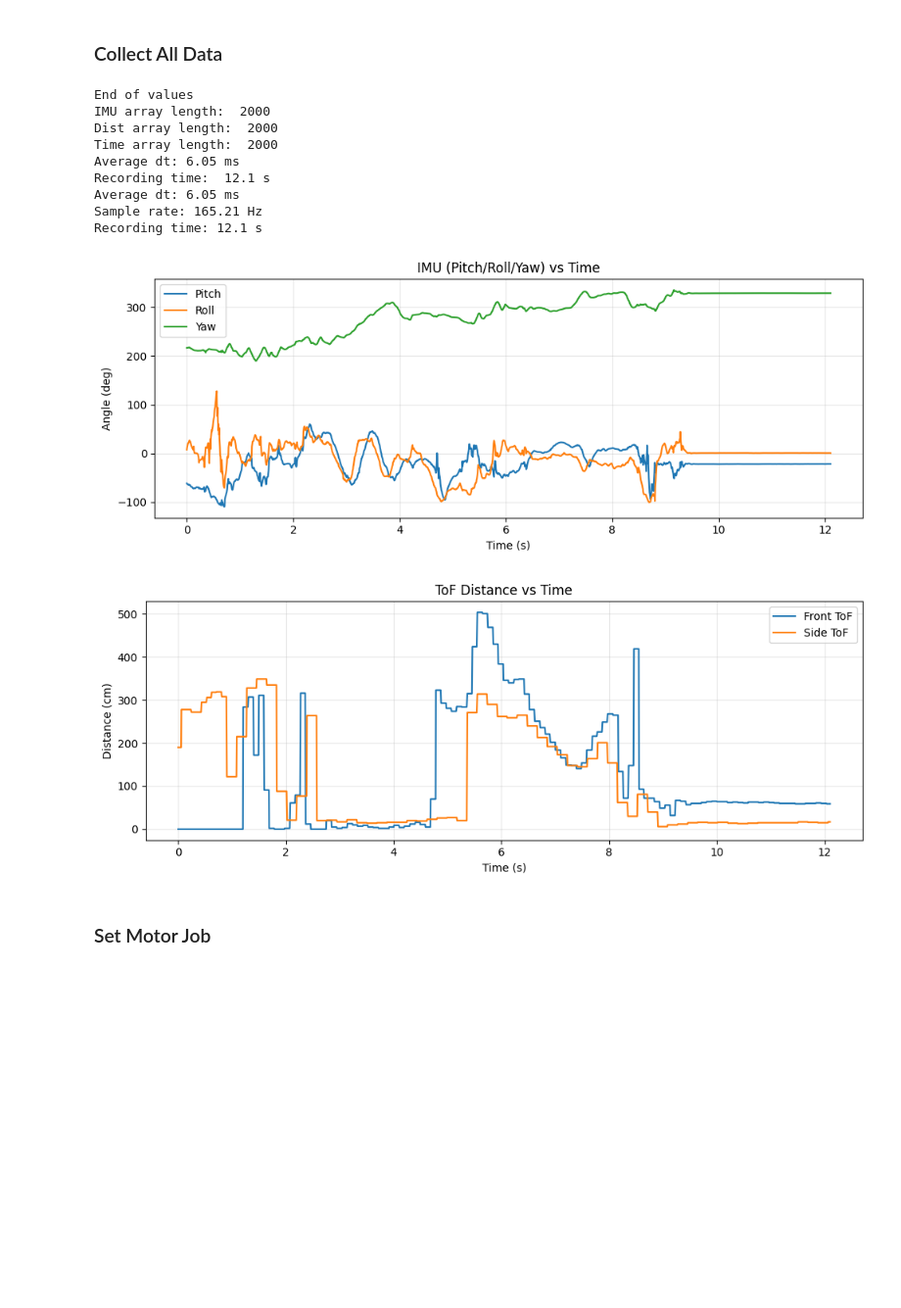
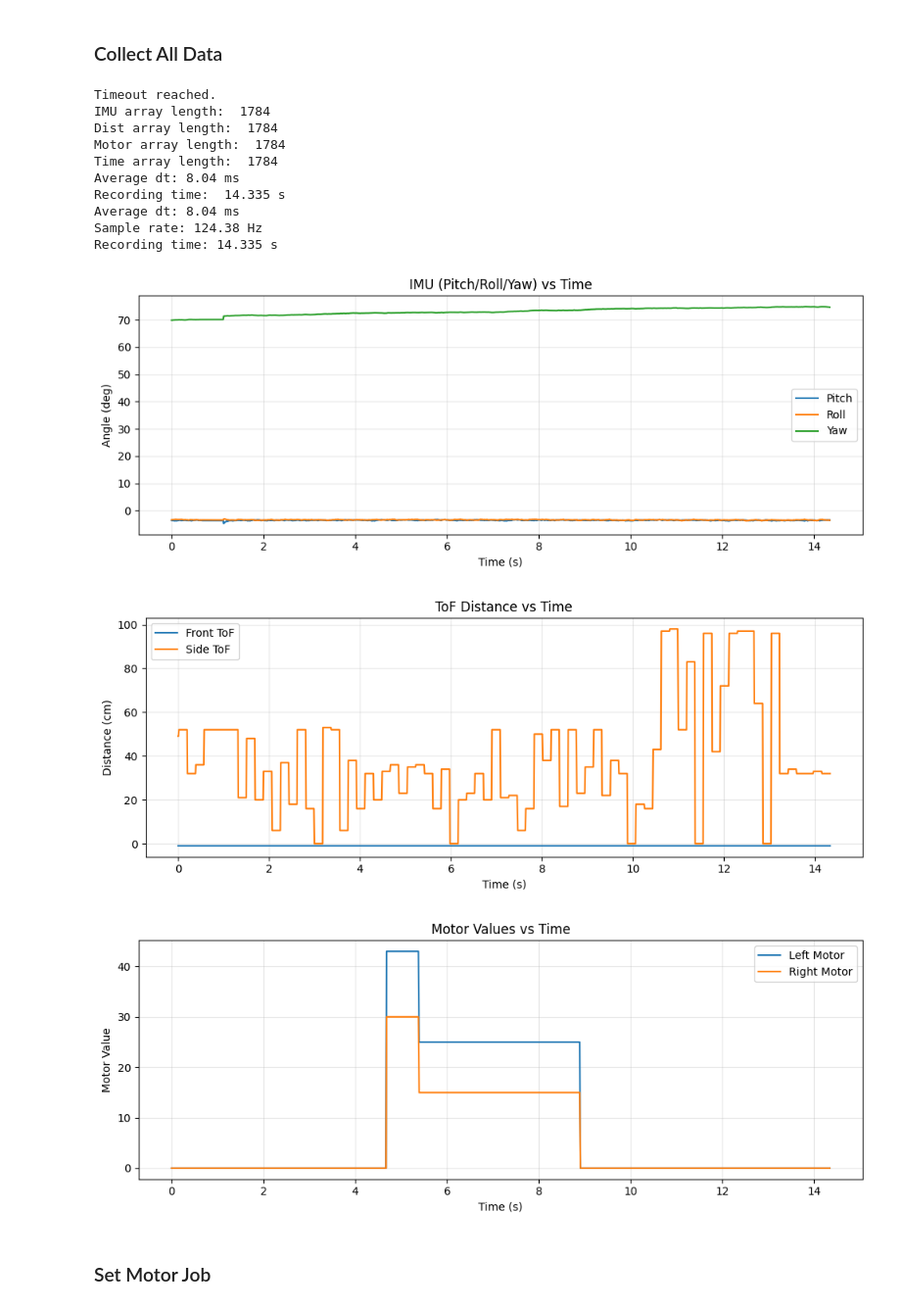
Before and after one commit to leslier7/ece5160-fast-robotics, a Jupyter notebook: jupyter_notebooks/bluetoothcontrols.ipynb, the cells around one changed output. Shown at 98% size. Saved outputs shown, nothing was run; the diff lists cells and outputs as text; code cells hidden in the pictures; blank space fills up the shorter version.

```diff
--- a/jupyter_notebooks/bluetoothcontrols.ipynb
+++ b/jupyter_notebooks/bluetoothcontrols.ipynb
@@ -539,6 +536,7 @@ done = threading.Event()
 time_values = []
 dist_values = []
 imu_values = []
+motor_values = []
 
 def all_array_notification_callback(uuid, data: bytearray):
     msg = ble.bytearray_to_string(data).strip()
@@ -552,17 +550,19 @@ def all_array_notification_callback(uuid, data: bytearray):
             return
 
         try:
-            time_str, pitch_str, roll_str, yaw_str, front_str, side_str = token.split(":", 5)
+            time_str, pitch_str, roll_str, yaw_str, front_str, side_str, left_mot_str, right_mot_str = token.split(":", 7)
             imu_values.append([float(pitch_str), float(roll_str), float(yaw_str)])
             dist_values.append([int(front_str), int(side_str)])
+            motor_values.append([float(left_mot_str), float(right_mot_str)])
             time_values.append(int(time_str))
         except ValueError:
             print("Bad token:", repr(token))
 
-def get_all_data(timeout_s=40.0):
+def get_all_data(timeout_s=60.0):
     time_values.clear()
     dist_values.clear()
     imu_values.clear()
+    motor_values.clear()
     done.clear()
 
     # send command (NO await)
@@ -574,7 +574,7 @@ def get_all_data(timeout_s=40.0):
 
     if not done.is_set():
         print("Timeout reached.")
-    return list(imu_values), list(dist_values), list(time_values)
+    return list(imu_values), list(dist_values), list(motor_values), list(time_values)
 
 
 
@@ -590,10 +590,11 @@ except Exception as e:
         raise
 time.sleep(0.2)
 
-imu_vals, dist_vals, time_vals = get_all_data()
+imu_vals, dist_vals, motor_values, time_vals = get_all_data()
 
 print("IMU array length: ", len(imu_values))
 print("Dist array length: ", len(dist_values))
+print("Motor array length: ", len(motor_values))
 print("Time array length: ", len(time_values))
 #print("Dist values: ",dist_vals)
 #print("Time values:", time_vals)
@@ -648,44 +649,63 @@ side_cm  = d[:, 1]
 # --- Plot IMU over time ---
 plt.figure(figsize=(10, 4))
 plt.plot(t_s, pitch, label="Pitch")
 plt.plot(t_s, roll,  label="Roll")
 plt.plot(t_s, yaw,   label="Yaw")
 plt.xlabel("Time (s)")
 plt.ylabel("Angle (deg)")  # change if your IMU data isn't degrees
 plt.title("IMU (Pitch/Roll/Yaw) vs Time")
 plt.grid(True, alpha=0.3)
 plt.legend()
 plt.tight_layout()
 plt.show()
 
 # --- Plot ToF over time ---
 plt.figure(figsize=(10, 4))
 plt.plot(t_s, front_cm, label="Front ToF")
 plt.plot(t_s, side_cm,  label="Side ToF")
 plt.xlabel("Time (s)")
 plt.ylabel("Distance (cm)")
 plt.title("ToF Distance vs Time")
 plt.grid(True, alpha=0.3)
 plt.legend()
 plt.tight_layout()
 plt.show()
 
+# --- Plot Motor values over time ---
+m = np.array(motor_values)
+
+left_mot = m[:, 0]
+right_mot = m[:, 1]
+
+plt.figure(figsize=(10, 4))
+plt.plot(t_s, left_mot, label="Left Motor")
+plt.plot(t_s, right_mot, label="Right Motor")
+plt.xlabel("Time (s)")
+plt.ylabel("Motor Value")
+plt.title("Motor Values vs Time")
+plt.grid(True, alpha=0.3)
+plt.legend()
+plt.tight_layout()
+plt.show()
+
 try:
     ble.stop_notify(ble.uuid['RX_STRING'])
 except Exception as e:
     print("Failed to stop notifications with exception: ", e)
 # %% [output]
-End of values
-IMU array length:  2000
-Dist array length:  2000
-Time array length:  2000
-Average dt: 6.05 ms
-Recording time:  12.1 s
-Average dt: 6.05 ms
-Sample rate: 165.21 Hz
-Recording time: 12.1 s
+Timeout reached.
+IMU array length:  1784
+Dist array length:  1784
+Motor array length:  1784
+Time array length:  1784
+Average dt: 8.04 ms
+Recording time:  14.335 s
+Average dt: 8.04 ms
+Sample rate: 124.38 Hz
+Recording time: 14.335 s
-[figure, old version]
+[figure, new version]
-[figure, old version]
+[figure, new version]
+[figure, added]
 # %% [markdown]
 ### Set Motor Job
 # %%
```
Also changed, not shown: parts of 3 cells of this notebook, 9 other files.
